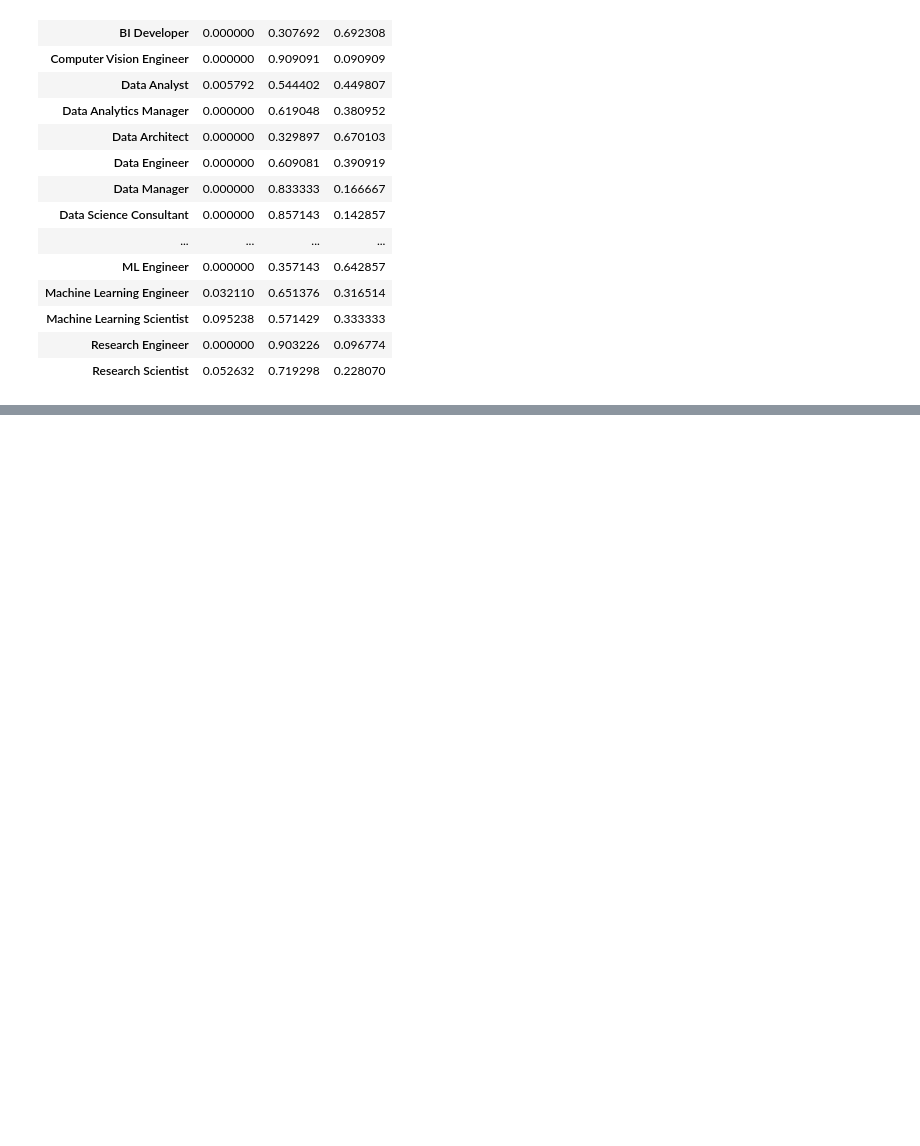
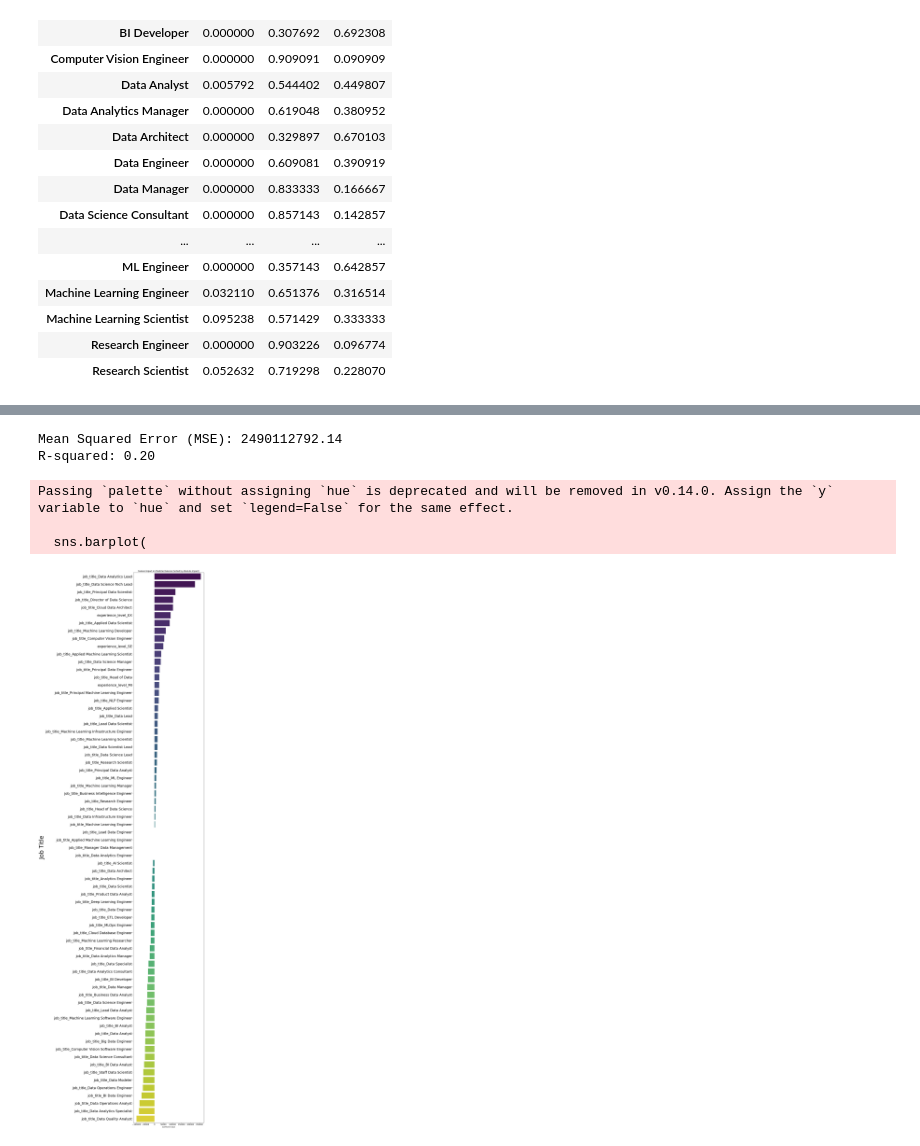
Before and after one commit to geoburdin/DataScientistSalary, a Jupyter notebook: analysis.ipynb, the cells around one changed output, grey strips where cells are left out. Saved outputs shown, nothing was run; the diff lists cells and outputs as text; code cells hidden in the pictures; blank space fills up the shorter version.

Commit message:
regression

```diff
--- a/analysis.ipynb
+++ b/analysis.ipynb
@@ -422,0 +434,68 @@ Pairwise Comparison Results:
+# %%
+# Import necessary libraries
+import pandas as pd
+import matplotlib.pyplot as plt
+from sklearn.linear_model import LinearRegression
+from sklearn.model_selection import train_test_split
+from sklearn.metrics import mean_squared_error, r2_score
+
+# Load the cleaned dataset
+df = pd.read_csv('cleaned_ds_salaries.csv')
+
+# Encode job_title and experience_level as dummy variables
+df_encoded = pd.get_dummies(df, columns=['job_title', 'experience_level'], drop_first=True)
+
+# Define features and target variable
+X = df_encoded.drop(columns=['adjusted_salary', 'remote_ratio', 'company_size'])
+y = df_encoded['adjusted_salary']
+
+# Split the data into training and testing sets
+X_train, X_test, y_train, y_test = train_test_split(X, y, test_size=0.2, random_state=42)
+
+# Train a linear regression model
+model = LinearRegression()
+model.fit(X_train, y_train)
+
+# Predict salaries on the test set
+y_pred = model.predict(X_test)
+
+# Evaluate the model
+mse = mean_squared_error(y_test, y_pred)
+r2 = r2_score(y_test, y_pred)
+
+# Display results
+print(f"Mean Squared Error (MSE): {mse:.2f}")
+print(f"R-squared: {r2:.2f}")
+
+# Visualize coefficient impacts sorted by absolute value
+import seaborn as sns
+
+# Load the coefficients
+coefficients = pd.DataFrame({'Feature': X.columns, 'Coefficient': model.coef_})
+coefficients = coefficients.sort_values(by='Coefficient', ascending=False)
+
+# Plot the coefficients sorted by absolute value
+plt.figure(figsize=(15, 50))  # Increase the figure size for better readability
+sns.barplot(
+    x='Coefficient',
+    y='Feature',
+    data=coefficients,
+    palette='viridis',
+    orient='h'
+)
+plt.title('Feature Impact on Predicted Salaries (Sorted by Absolute Impact)')
+plt.xlabel('Coefficient Value')
+plt.ylabel('Job Title', fontsize=38)
+# Update tick label sizes for both axes
+plt.xticks(fontsize=12)
+plt.yticks(fontsize=22)
+
+plt.tight_layout()
+plt.show()
+# %% [output]
+Mean Squared Error (MSE): 2490112792.14
+R-squared: 0.20
+Passing `palette` without assigning `hue` is deprecated and will be removed in v0.14.0. Assign the `y` variable to `hue` and set `legend=False` for the same effect.
+
+  sns.barplot(
+[figure, added]
```
Also changed, not shown: parts of 9 cells of this notebook.
